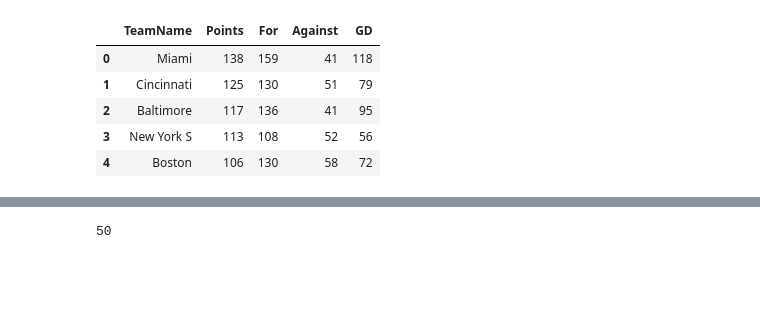
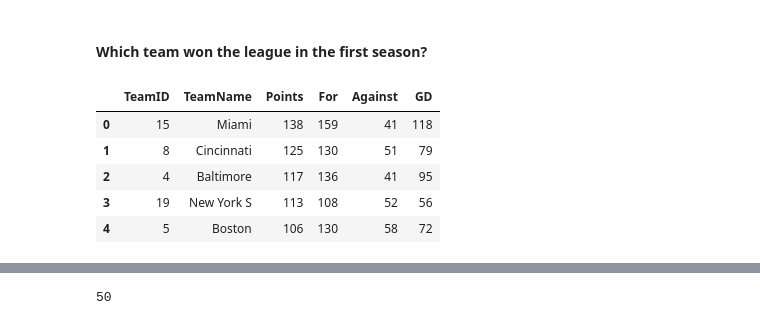
Before and after one commit to ch4413/football, a Jupyter notebook: notebooks/S1_123_season_1_analysis.ipynb, the cells around one changed output, grey strips where cells are left out. Drawn from its saved outputs; the diff is of its cells as text; code cells hidden in the pictures; blank space fills up the shorter version.

```diff
--- a/notebooks/S1_123_season_1_analysis.ipynb
+++ b/notebooks/S1_123_season_1_analysis.ipynb
@@ -12,24 +15,26 @@ results[['HomePoints', 'AwayPoints']] = pd.DataFrame(results['Points'].tolist(),
 season1 = results[results['SeasonID']==1]
 # %%
 points_by_week_s1 = ft.get_points_by_week(season1)
+# %% [markdown]
+#### Which team won the league in the first season?
 # %%
 # Sum points over all weeks by Team
 final_table_s1 = (points_by_week_s1.groupby(['ID']).agg({'Points': 'sum', 'For': 'sum', 'Against': 'sum'})
                .reset_index()
                .sort_values('Points', ascending=False)
                )
 final_table_s1['GD'] = final_table_s1['For'] - final_table_s1['Against']
 final_table_s1 = final_table_s1.reset_index().drop('index', axis=1)
 
 final_table_s1 = pd.merge(final_table_s1, teams, left_on='ID', right_on='TeamID')
-final_table_s1[['TeamName', 'Points', 'For', 'Against', 'GD']].head(5)
+final_table_s1[['TeamID','TeamName', 'Points', 'For', 'Against', 'GD']].head(5)
 # %% [output]
-|  | TeamName | Points | For | Against | GD |
-| 0 | Miami | 138 | 159 | 41 | 118 |
-| 1 | Cincinnati | 125 | 130 | 51 | 79 |
-| 2 | Baltimore | 117 | 136 | 41 | 95 |
-| 3 | New York S | 113 | 108 | 52 | 56 |
-| 4 | Boston | 106 | 130 | 58 | 72 |
+|  | TeamID | TeamName | Points | For | Against | GD |
+| 0 | 15 | Miami | 138 | 159 | 41 | 118 |
+| 1 | 8 | Cincinnati | 125 | 130 | 51 | 79 |
+| 2 | 4 | Baltimore | 117 | 136 | 41 | 95 |
+| 3 | 19 | New York S | 113 | 108 | 52 | 56 |
+| 4 | 5 | Boston | 106 | 130 | 58 | 72 |
 # %%
 points_by_week_s1_ordered = points_by_week_s1.sort_values(['ID', 'Gameweek'])
 points_by_week_s1_ordered['cum_points'] = points_by_week_s1_ordered.groupby(['ID'])['Points'].cumsum()
```
Also changed, not shown: parts of 13 cells of this notebook, 18 other files.
